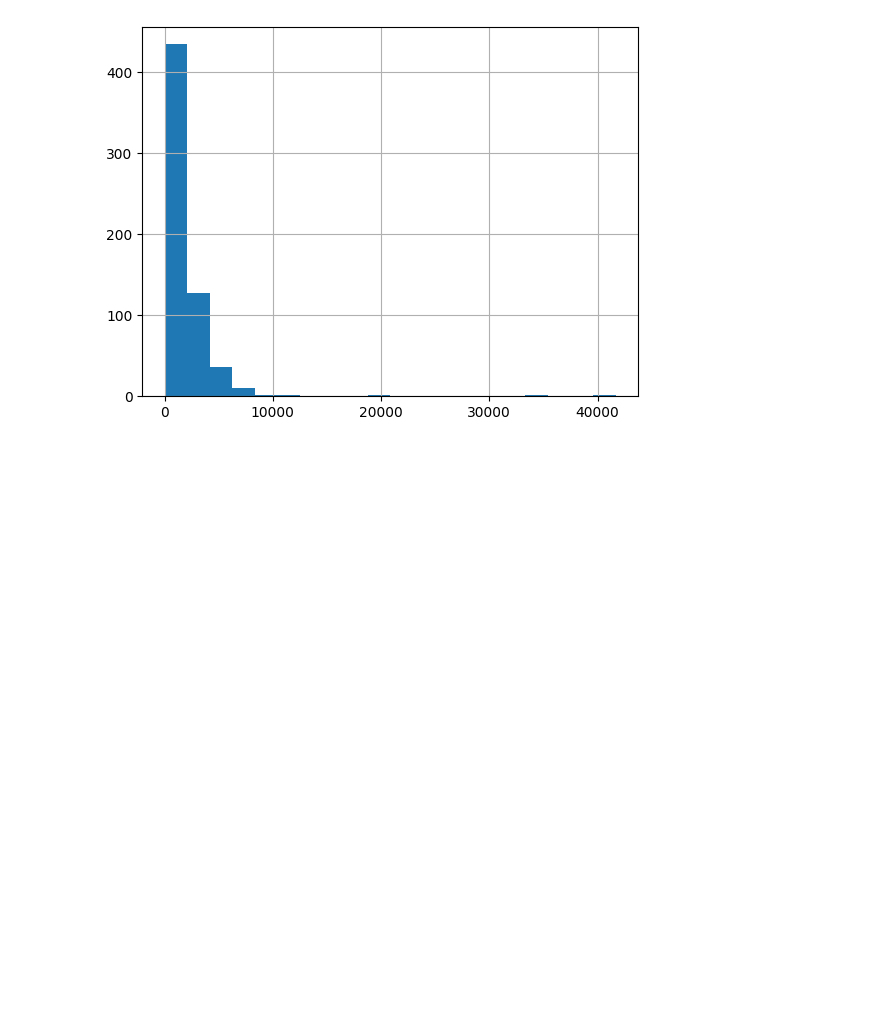
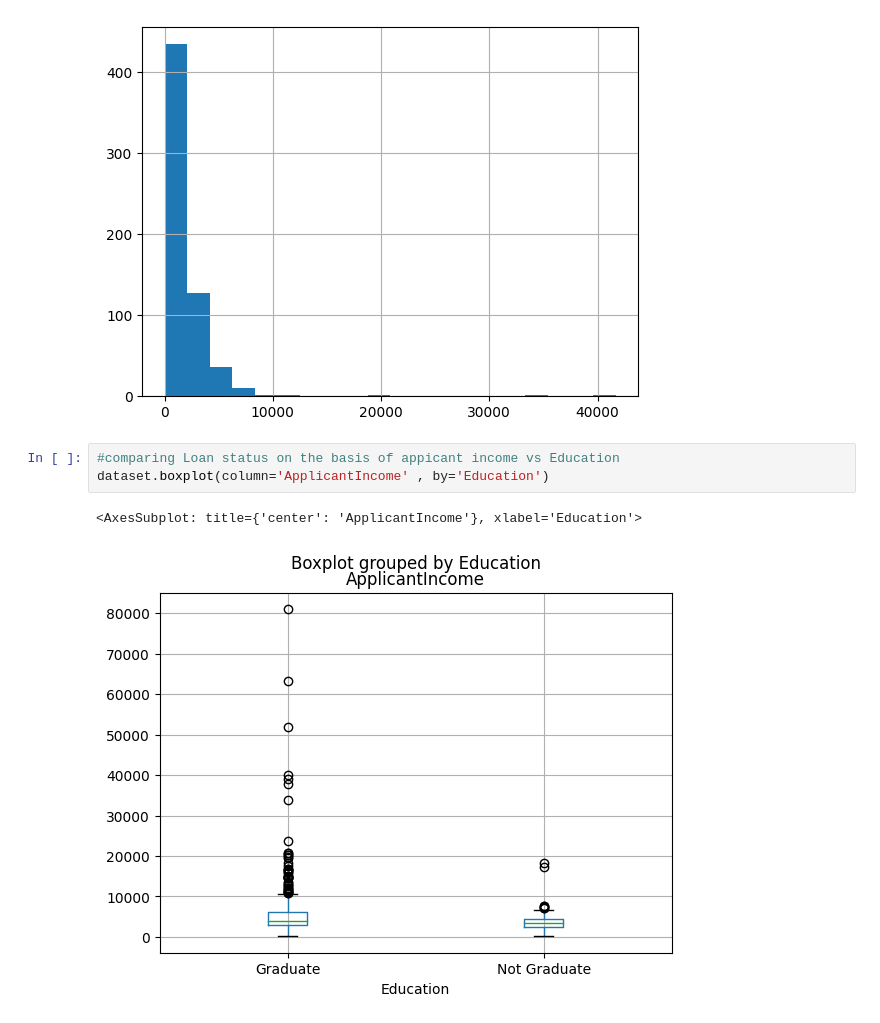
Before and after one commit to zyn20/CodeClause_Loan_Prediction, a Jupyter notebook: Loan_Prediction_ML.ipynb, the cells around one changed output. Drawn from its saved outputs; the diff is of its cells as text; blank space fills up the shorter version.

```diff
--- a/Loan_Prediction_ML.ipynb
+++ b/Loan_Prediction_ML.ipynb
@@ -86,3 +86,9 @@ dataset['CoapplicantIncome'].hist(bins=20)
 # %% [output]
 <AxesSubplot: >
 [figure]
+# %%
+#comparing Loan status on the basis of appicant income vs Education
+dataset.boxplot(column='ApplicantIncome' , by='Education')
+# %% [output]
+<AxesSubplot: title={'center': 'ApplicantIncome'}, xlabel='Education'>
+[figure, added]
```
Also changed, not shown: parts of 1 cell of this notebook.
